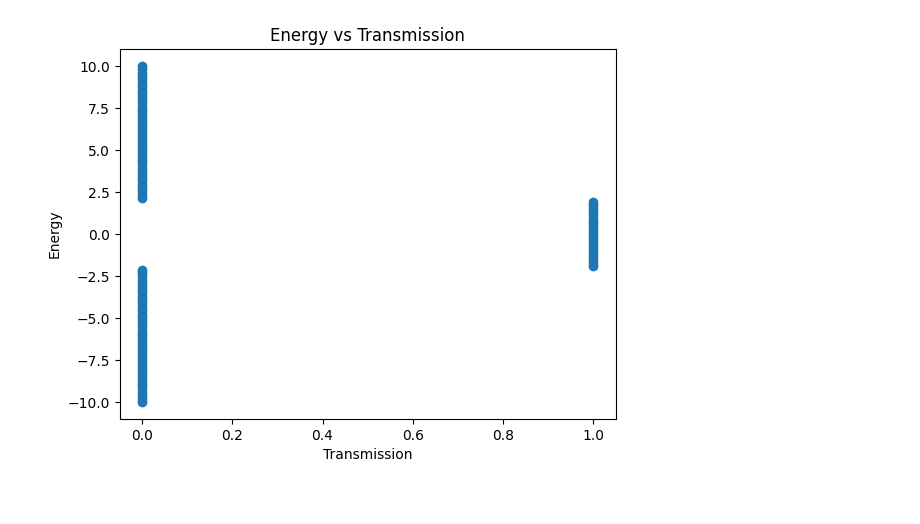
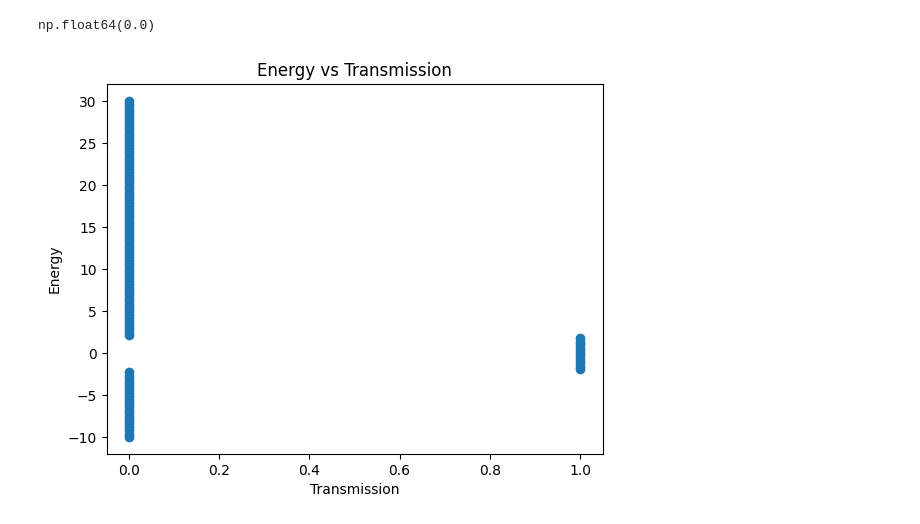
Before and after one commit to nandandiwan/transistorNEGF, a Jupyter notebook: src/test_systems/test.ipynb, the cells around one changed output. Saved outputs shown, nothing was run; the diff lists cells and outputs as text; code cells hidden in the pictures.

```diff
--- a/src/test_systems/test.ipynb
+++ b/src/test_systems/test.ipynb
@@ -17,6 +7,11 @@ np.complex128(0.49929326829245724+0j)
 # %%
-energy = np.linspace(-10,10, 100)
-dos = [None] * 100
-
-for ide, e in enumerate(energy):
-    dos[ide] = np.real(gf.approx_compute_transmission(E=e))
+ham = Hamiltonian("qpc")
+ham.Vg = 1
+gf = GreensFunction(ham)
+G_R, Gamma_L, Gamma_R = gf.compute_central_greens_function(
+    0, use_rgf=False, compute_lesser=False
+)
+G_R_dense = G_R.toarray()
+G_A_dense = G_R_dense.conj().T
+Gamma_L_dense = Gamma_L.toarray()
+Gamma_R_dense = Gamma_R.toarray()
@@ -22,0 +40,12 @@ for ide, e in enumerate(energy):
+# %%
+energy = np.linspace(-5,5, 100)
+dos = [None] * 100
+
+for ide, e in enumerate(energy):
+    dos[ide] = np.sum(gf.compute_density_of_states(E=e))
+plt.plot(energy, dos)
+plt.ylabel('DOS')
+plt.xlabel('Energy')
+plt.title('Energy vs DOS')
+
+plt.show()
@@ -23,11 +76,20 @@ for ide, e in enumerate(energy):
+# %%
+ham.Vg = 7
+gf.compute_conductance()
+# %% [output]
+np.float64(0.0)
 # %%
-import matplotlib.pyplot as plt
+energy = np.linspace(-10,30, 100)
+dos = [None] * 100
+gf = GreensFunction(ham)
 
+for ide, e in enumerate(energy):
+    dos[ide] = np.real(gf.compute_transmission(E=e))
 plt.scatter(dos, energy)
 plt.ylabel('Energy')
 plt.xlabel('Transmission')
 plt.title('Energy vs Transmission')
 
 plt.show()
 # %% [output]
-[figure, old version]
+[figure, new version]
```
Also changed, not shown: parts of 7 cells of this notebook, 3 other files.
